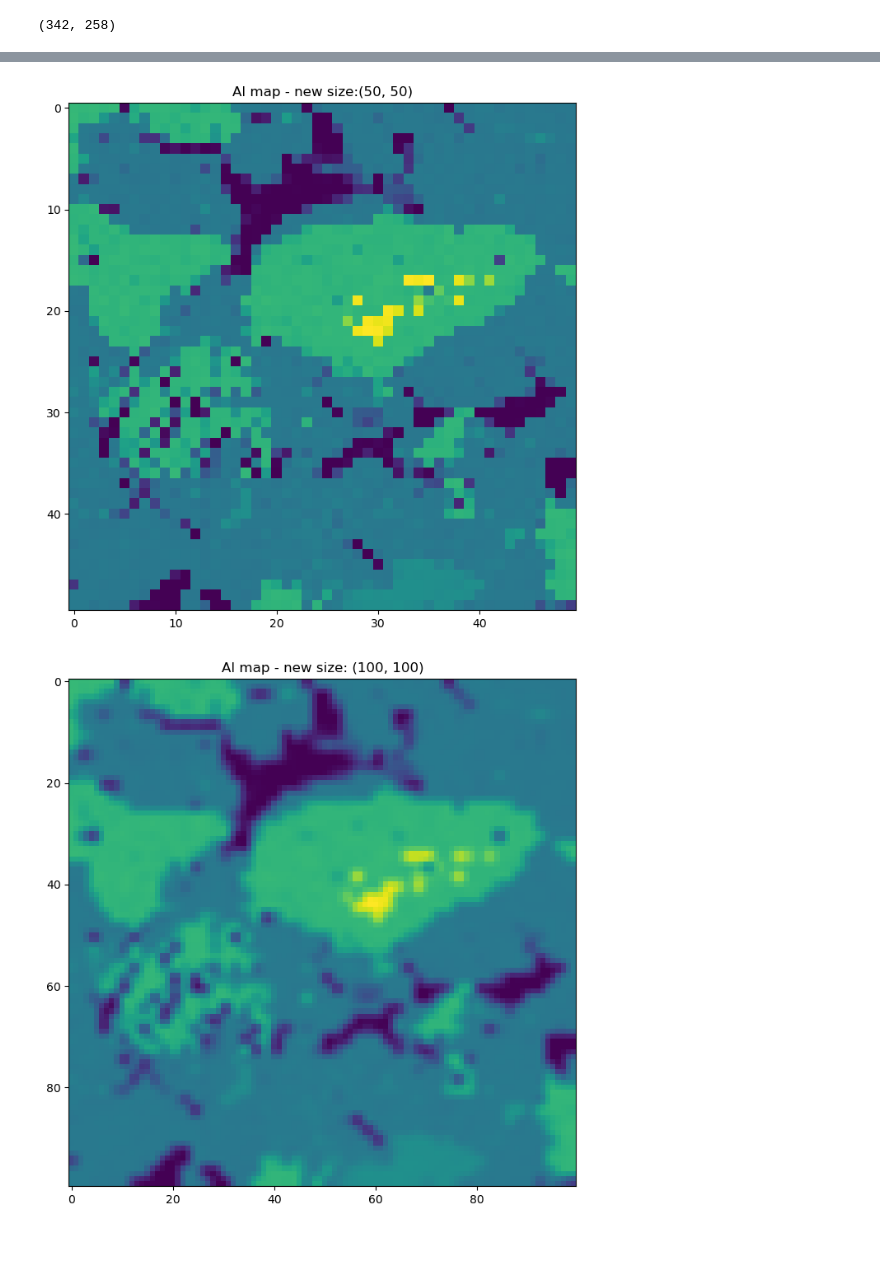
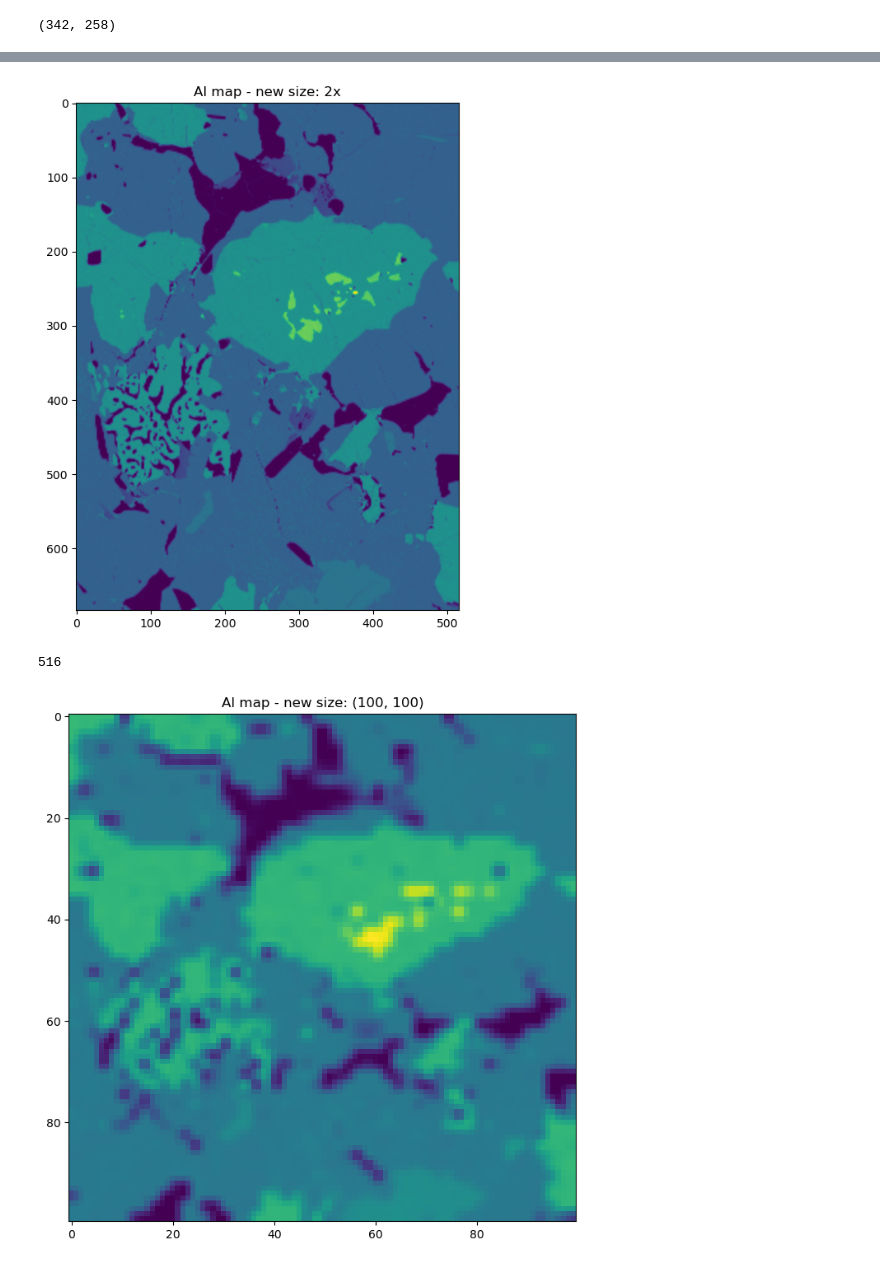
Before and after one commit to luschiro/xmapy, a Jupyter notebook: resolution_test.ipynb, the cells around one changed output, grey strips where cells are left out. Saved outputs shown, nothing was run; the diff lists cells and outputs as text; code cells hidden in the pictures.

```diff
--- a/resolution_test.ipynb
+++ b/resolution_test.ipynb
@@ -40,11 +60,14 @@ al_map.dimensions
 # %%
-new_size = (50, 50)
-resized = cv2.resize(al_map.xray_data_scaled, new_size, cv2.INTER_CUBIC)
+resized = cv2.resize(al_map.xray_data_scaled, None, fx=2, fy=2, interpolation=cv2.INTER_LINEAR)
 plt.imshow(resized)
-plt.title("Al map - new size: " + str(new_size))
+plt.title("Al map - new size: " + str("2x"))
 plt.show()
 # %% [output]
-[figure, old version]
+[figure, new version]
+# %%
+resized[0]
+# %% [output]
+516
 # %%
 size_100 = (100, 100)
 resized_up = cv2.resize(resized,size_100,cv2.INTER_CUBIC)
```
Also changed, not shown: parts of 6 cells of this notebook, 1 other file.
